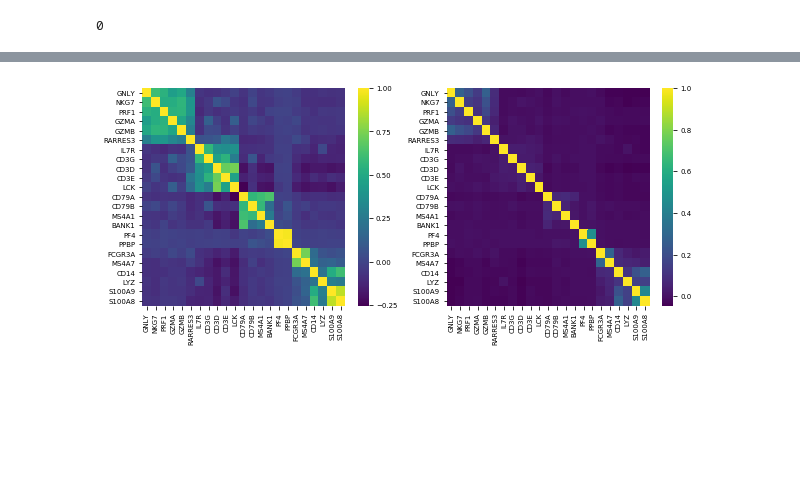
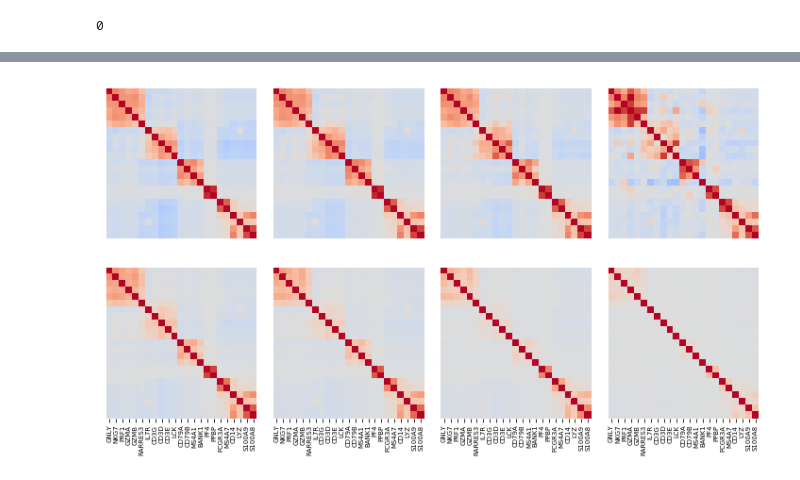
Before and after one commit to yelabucsf/scrna-parameter-estimation, a Jupyter notebook: examples/interferon_stimulation/interferon_2d_analysis.ipynb, the cells around one changed output, grey strips where cells are left out. Cells and saved outputs as stored; diff of their text form; code cells hidden in the pictures; blank space fills up the shorter version.

```diff
--- a/examples/interferon_stimulation/interferon_2d_analysis.ipynb
+++ b/examples/interferon_stimulation/interferon_2d_analysis.ipynb
@@ -248,6 +268,7 @@ cd8_stim_data = ifn_adata[ifn_adata.obs['cell_type'] == 'CD8 T cells - stim'][:,
 # %%
-gene_1_idx = ifn_adata.var.loc['ID2', :]['gene_idx']
-gene_2_idx = ifn_adata.var.loc['IFI6', :]['gene_idx']
+ifn_adata.var['gene_idx'] = np.arange(ifn_adata.var.shape[0])
+gene_1_idx = ifn_adata.var.loc[gene_1, :]['gene_idx']
+gene_2_idx = ifn_adata.var.loc[gene_2, :]['gene_idx']
 # %%
 ifn_moment_dict_1d['CD4 T cells - ctrl']['first'][gene_1_idx]
 # %% [output]
@@ -444,51 +467,58 @@ params = {'legend.fontsize': 'x-large',
          'ytick.labelsize':'x-small'}
 pylab.rcParams.update(params)
 
-dropout = 0.1
+plt.figure(figsize=(10, 6));
+plt.subplots_adjust(hspace=0.1, wspace=0)
 
-full_ifn_adata_sampled = full_ifn_adata.copy()
-#full_ifn_adata_sampled.X = full_ifn_adata_sampled.X.toarray().astype(int)
+for idx, dropout in enumerate([1, 0.5, 0.2, 0.05]):
+    #dropout = 0.05
 
-ifn_adata_sampled = ifn_adata.copy()
-ifn_adata_sampled.X = ifn_adata_sampled.X.toarray().astype(int)
-ifn_adata_sampled.X = stats.binom.rvs(ifn_adata_sampled.X, p=dropout)
+    full_ifn_adata_sampled = full_ifn_adata.copy()
+    #full_ifn_adata_sampled.X = full_ifn_adata_sampled.X.toarray().astype(int)
 
-all_gene_estimator = scme.SingleCellEstimator(
-    adata=ifn_adata_sampled,
-    group_label='cell_type',
-    n_umis_column='n_counts',
-    num_permute=10000,
-    beta=0.1*dropout)
-all_gene_estimator.estimate_beta_sq(tolerance=5)
+    ifn_adata_sampled = ifn_adata.copy()
+    ifn_adata_sampled.X = ifn_adata_sampled.X.toarray().astype(int)
+    ifn_adata_sampled.X = stats.binom.rvs(ifn_adata_sampled.X, p=dropout)
 
-marker_gene_adata_sampled = full_ifn_adata[:, marker_genes].copy()
-marker_gene_adata_sampled.X = marker_gene_adata_sampled.X.toarray().astype(int)
-marker_gene_adata_sampled.X = stats.binom.rvs(marker_gene_adata_sampled.X, p=dropout)
-marker_gene_adata_sampled.obs['PBMC'] = 'Y'
+    all_gene_estimator = scme.SingleCellEstimator(
+        adata=ifn_adata_sampled,
+        group_label='cell_type',
+        n_umis_column='n_counts',
+        num_permute=10000,
+        beta=0.1*dropout)
+    all_gene_estimator.estimate_beta_sq(tolerance=5)
 
-estimator = scme.SingleCellEstimator(
-    adata=marker_gene_adata_sampled,
-    group_label='PBMC',
-    n_umis_column='n_counts',
-    num_permute=10000,
-    beta=0.1*dropout)
-estimator.estimate_beta_sq(tolerance=3)
-estimator.beta_sq = all_gene_estimator.beta_sq
-estimator.estimate_parameters()
+    marker_gene_adata_sampled = full_ifn_adata[:, marker_genes].copy()
+    marker_gene_adata_sampled.X = marker_gene_adata_sampled.X.toarray().astype(int)
+    marker_gene_adata_sampled.X = stats.binom.rvs(marker_gene_adata_sampled.X, p=dropout)
+    marker_gene_adata_sampled.obs['PBMC'] = 'Y'
 
-# Fit a correlation matrix
-estimated_corr_mat = estimator.parameters['Y']['corr']
-estimated_corr_mat = np.clip(estimated_corr_mat, -1, 1)
-raw_corr_mat = np.corrcoef(marker_gene_adata_sampled.X, rowvar=False)
-estimated_corr_mat = pd.DataFrame(estimated_corr_mat, index=marker_genes, columns=marker_genes)
-raw_corr_mat = pd.DataFrame(raw_corr_mat, index=marker_genes, columns=marker_genes)
+    estimator = scme.SingleCellEstimator(
+        adata=marker_gene_adata_sampled,
+        group_label='PBMC',
+        n_umis_column='n_counts',
+        num_permute=10000,
+        beta=0.1*dropout)
+    estimator.estimate_beta_sq(tolerance=3)
+    estimator.beta_sq = all_gene_estimator.beta_sq
+    estimator.estimate_parameters()
 
+    # Fit a correlation matrix
+    estimated_corr_mat = estimator.parameters['Y']['corr']
+    estimated_corr_mat = np.clip(estimated_corr_mat, -1, 1)
+    raw_corr_mat = np.corrcoef(marker_gene_adata_sampled.X, rowvar=False)
+    estimated_corr_mat = pd.DataFrame(estimated_corr_mat, index=marker_genes, columns=marker_genes)
+    raw_corr_mat = pd.DataFrame(raw_corr_mat, index=marker_genes, columns=marker_genes)
 
-plt.figure(figsize=(10, 4));
-plt.subplot(1, 2, 1);
-sns.heatmap(estimated_corr_mat, cmap='viridis', xticklabels=True, yticklabels=True)
-plt.subplot(1, 2, 2);
-sns.heatmap(raw_corr_mat, cmap='viridis',xticklabels=True, yticklabels=True)
+    plt.subplot(2, 4, idx + 1);
+    sns.heatmap(estimated_corr_mat, cmap='coolwarm', cbar=False,
+        xticklabels=False, yticklabels=False, center=0, square=True)
+    plt.subplot(2, 4, idx + 5);
+    sns.heatmap(raw_corr_mat, cmap='coolwarm',cbar=False,
+        xticklabels=True, yticklabels=False, center=0, square=True)
+plt.tight_layout()
+
+plt.savefig(data_path + 'figures/fig3/marker_correlations.pdf')
 # %% [output]
 Computing observed moments for: CD14+ Monocytes - ctrl
 Computing observed moments for: CD4 T cells - ctrl
@@ -511 +540 @@ Computing observed moments for: Y
-[figure, old version]
+[figure, new version]
```
Also changed, not shown: parts of 19 cells of this notebook, 4 other files.
